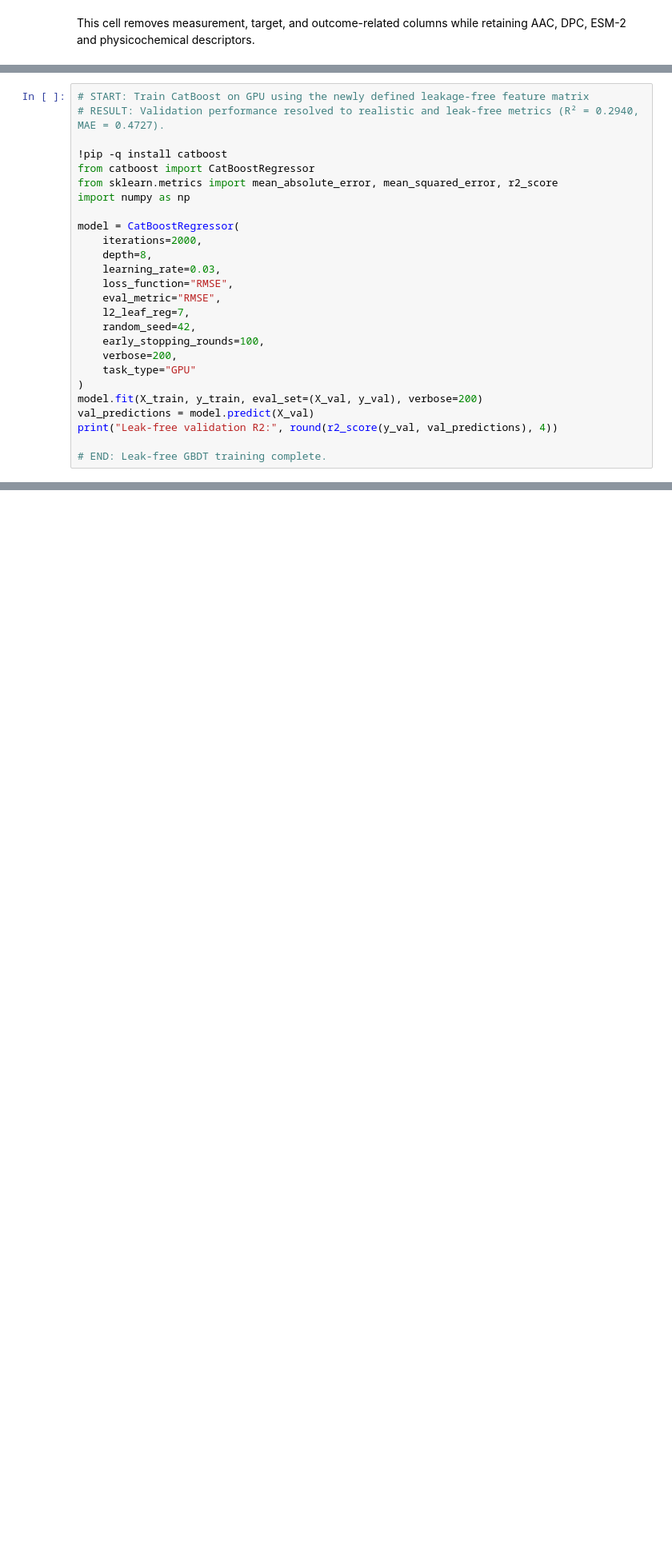
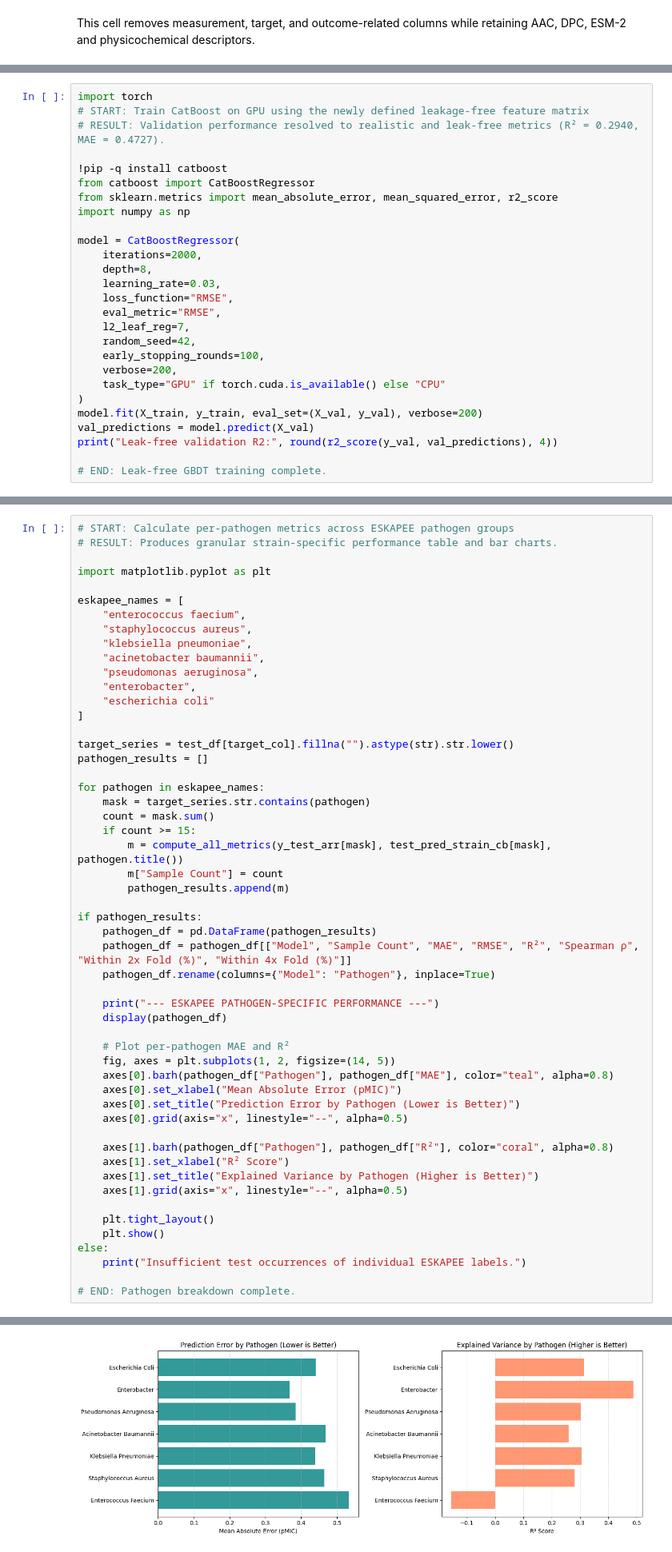
Before and after one commit to dhriti046/mic_prediction, a Jupyter notebook: drive_linked_MIC_prediction_.ipynb, the cells around one changed output, grey strips where cells are left out. Shown at 80% size. Saved outputs shown, nothing was run; the diff lists cells and outputs as text; blank space fills up the shorter version.

Commit message:
strain aware modeling

```diff
--- a/drive_linked_MIC_prediction_.ipynb
+++ b/drive_linked_MIC_prediction_.ipynb
@@ -5957,4 +6079,5 @@ Target leakage check: PASSED
 # %%
+import torch
 # START: Train CatBoost on GPU using the newly defined leakage-free feature matrix
 # RESULT: Validation performance resolved to realistic and leak-free metrics (R² = 0.2940, MAE = 0.4727).
 
@@ -5973,7 +6096,7 @@ model = CatBoostRegressor(
     random_seed=42,
     early_stopping_rounds=100,
     verbose=200,
-    task_type="GPU"
+    task_type="GPU" if torch.cuda.is_available() else "CPU"
 )
 model.fit(X_train, y_train, eval_set=(X_val, y_val), verbose=200)
 val_predictions = model.predict(X_val)
@@ -6085,0 +6734,54 @@ In Phase 2, we transformed the cleaned MIC dataset into machine-learning-ready f
+# %%
+# START: Calculate per-pathogen metrics across ESKAPEE pathogen groups
+# RESULT: Produces granular strain-specific performance table and bar charts.
+
+import matplotlib.pyplot as plt
+
+eskapee_names = [
+    "enterococcus faecium",
+    "staphylococcus aureus",
+    "klebsiella pneumoniae",
+    "acinetobacter baumannii",
+    "pseudomonas aeruginosa",
+    "enterobacter",
+    "escherichia coli"
+]
+
+target_series = test_df[target_col].fillna("").astype(str).str.lower()
+pathogen_results = []
+
+for pathogen in eskapee_names:
+    mask = target_series.str.contains(pathogen)
+    count = mask.sum()
+    if count >= 15:
+        m = compute_all_metrics(y_test_arr[mask], test_pred_strain_cb[mask], pathogen.title())
+        m["Sample Count"] = count
+        pathogen_results.append(m)
+
+if pathogen_results:
+    pathogen_df = pd.DataFrame(pathogen_results)
+    pathogen_df = pathogen_df[["Model", "Sample Count", "MAE", "RMSE", "R²", "Spearman ρ", "Within 2x Fold (%)", "Within 4x Fold (%)"]]
+    pathogen_df.rename(columns={"Model": "Pathogen"}, inplace=True)
+
+    print("--- ESKAPEE PATHOGEN-SPECIFIC PERFORMANCE ---")
+    display(pathogen_df)
+
+    # Plot per-pathogen MAE and R²
+    fig, axes = plt.subplots(1, 2, figsize=(14, 5))
+    axes[0].barh(pathogen_df["Pathogen"], pathogen_df["MAE"], color="teal", alpha=0.8)
+    axes[0].set_xlabel("Mean Absolute Error (pMIC)")
+    axes[0].set_title("Prediction Error by Pathogen (Lower is Better)")
+    axes[0].grid(axis="x", linestyle="--", alpha=0.5)
+
+    axes[1].barh(pathogen_df["Pathogen"], pathogen_df["R²"], color="coral", alpha=0.8)
+    axes[1].set_xlabel("R² Score")
+    axes[1].set_title("Explained Variance by Pathogen (Higher is Better)")
+    axes[1].grid(axis="x", linestyle="--", alpha=0.5)
+
+    plt.tight_layout()
+    plt.show()
+else:
+    print("Insufficient test occurrences of individual ESKAPEE labels.")
+
+# END: Pathogen breakdown complete.
+# %% [output]
@@ -6085,0 +6797 @@ In Phase 2, we transformed the cleaned MIC dataset into machine-learning-ready f
+[figure, added]
```
Also changed, not shown: parts of 93 cells of this notebook, 1 other file.
